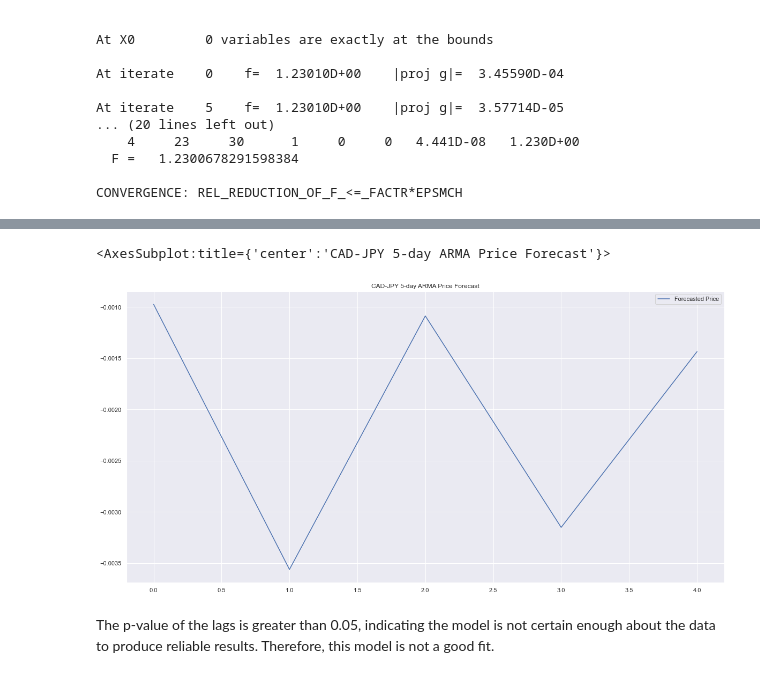
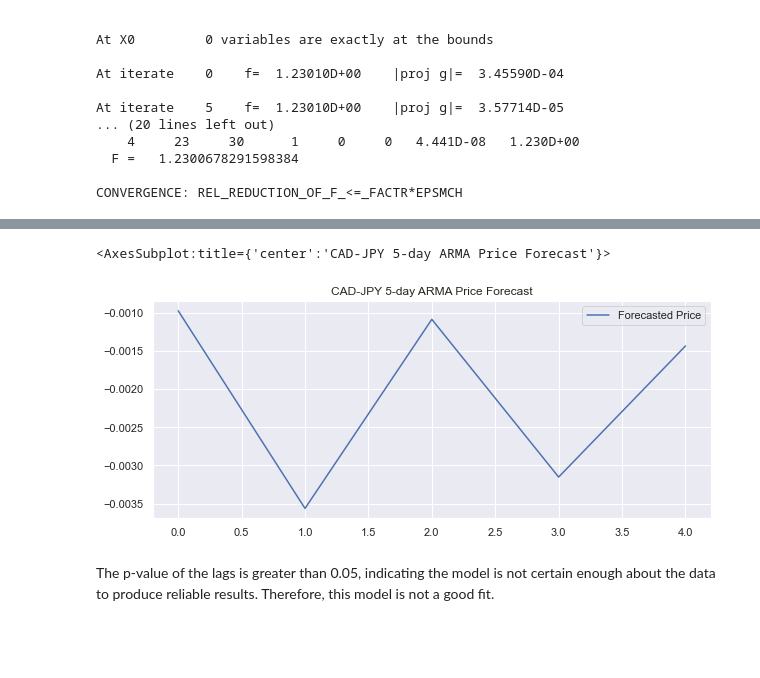
Before and after one commit to adamgulyas/currency-modelling, a Jupyter notebook: time_series_analysis.ipynb, the cells around one changed output, grey strips where cells are left out. Saved outputs shown, nothing was run; the diff lists cells and outputs as text; code cells hidden in the pictures; blank space fills up the shorter version.

```diff
--- a/time_series_analysis.ipynb
+++ b/time_series_analysis.ipynb
@@ -176,10 +176,10 @@ Roots
 # %%
 # Plot the 5 Day Returns Forecast
 forecast_ARMA = pd.DataFrame({'Forecasted Price': results.forecast(steps=5)[0]})
-forecast_ARMA.plot(figsize=figsize, title="CAD-JPY 5-day ARMA Price Forecast")
+forecast_ARMA.plot(figsize=(10,4), title="CAD-JPY 5-day ARMA Price Forecast")
 # %% [output]
 <AxesSubplot:title={'center':'CAD-JPY 5-day ARMA Price Forecast'}>
-[figure, old version]
+[figure, new version]
 # %% [markdown]
 The p-value of the lags is greater than 0.05, indicating the model is not certain enough about the data to produce reliable results. Therefore, this model is not a good fit.
 # %% [markdown]
```
Also changed, not shown: parts of 2 cells of this notebook.
